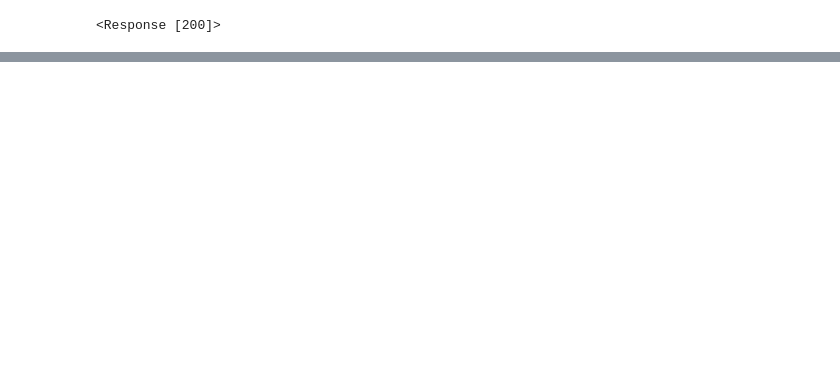
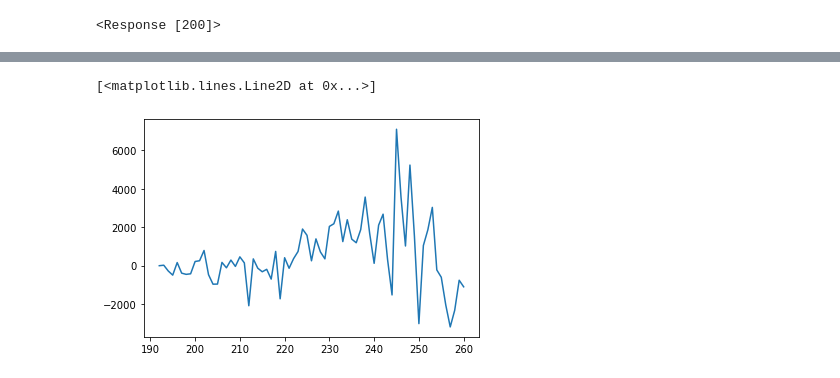
Before and after one commit to matan2050/IP-Research, a Jupyter notebook: COVID-API.ipynb, the cells around one changed output, grey strips where cells are left out. Cells and saved outputs as stored; diff of their text form; code cells hidden in the pictures; blank space fills up the shorter version.

```diff
--- a/COVID-API.ipynb
+++ b/COVID-API.ipynb
@@ -179,0 +243,7 @@ plt.plot(conf)
+# %%
+active_diff = active.diff()
+active_diff[active_diff < 0]
+plt.plot(active_diff)
+# %% [output]
+[<matplotlib.lines.Line2D at 0x...>]
+[figure, added]
```
Also changed, not shown: parts of 19 cells of this notebook.
